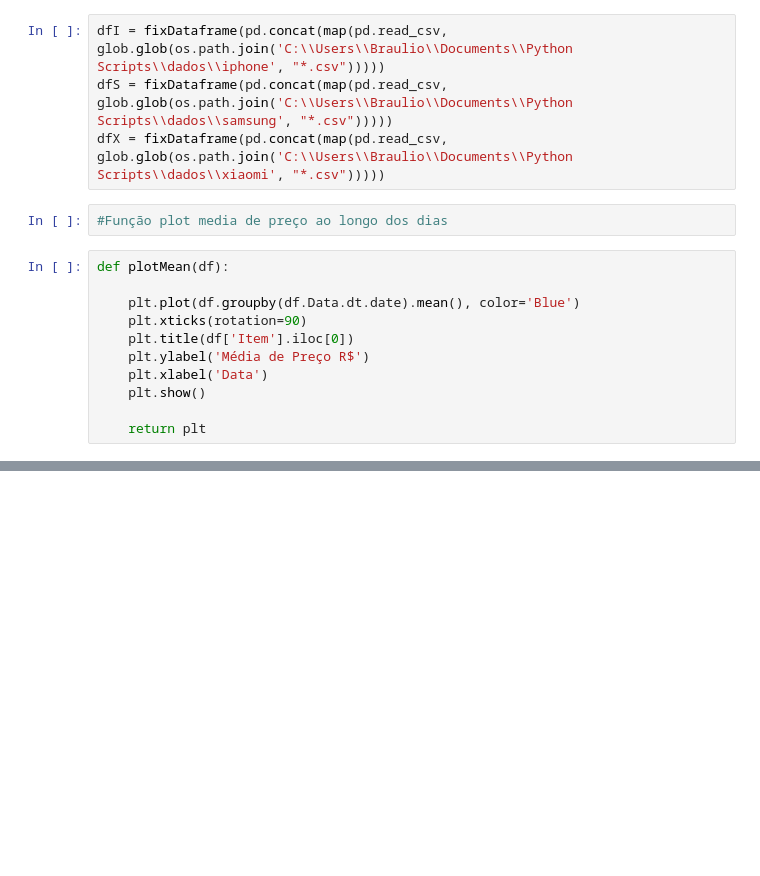
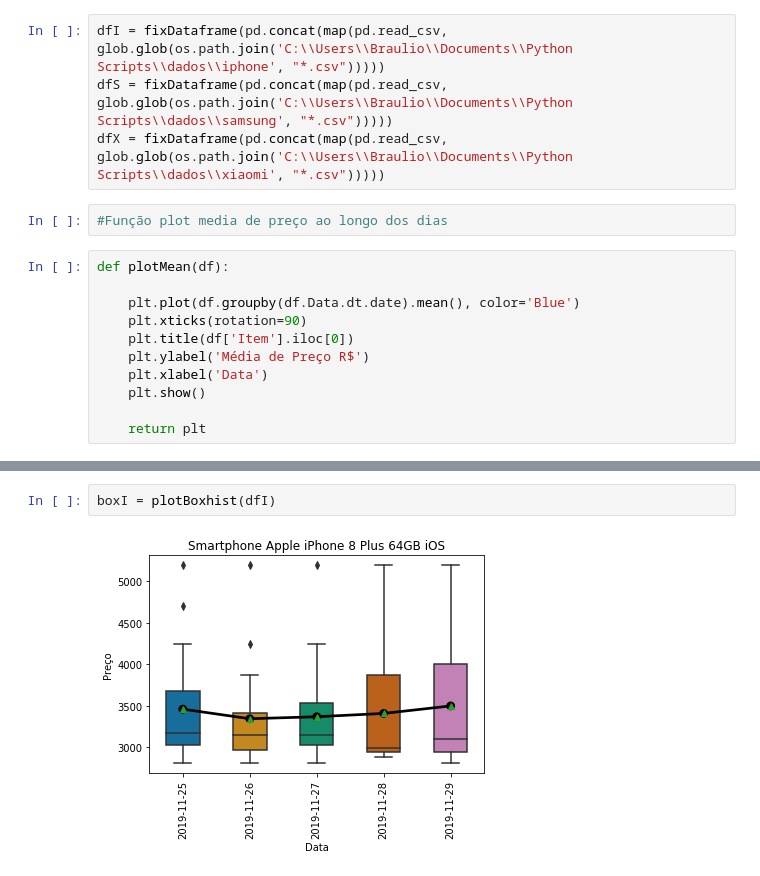
Before and after one commit to brauliolucas/mquantitativos, a Jupyter notebook: Analise - Trabalho Final.ipynb, the cells around one changed output, grey strips where cells are left out. Cells and saved outputs as stored; diff of their text form; blank space fills up the shorter version.

```diff
--- a/Analise - Trabalho Final.ipynb
+++ b/Analise - Trabalho Final.ipynb
@@ -60,0 +69,4 @@ def plotMean(df):
+# %%
+boxI = plotBoxhist(dfI)
+# %% [output]
+[figure, added]
```
Also changed, not shown: parts of 7 cells of this notebook.
